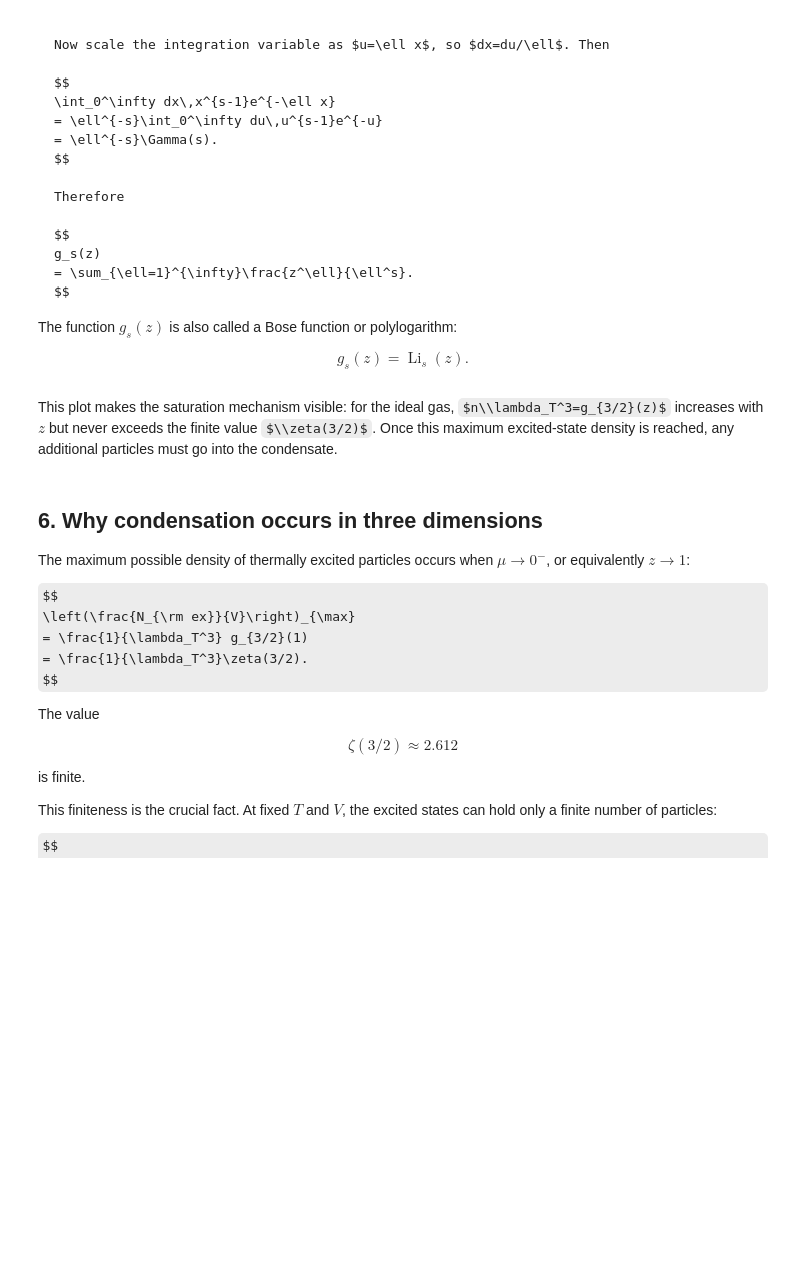
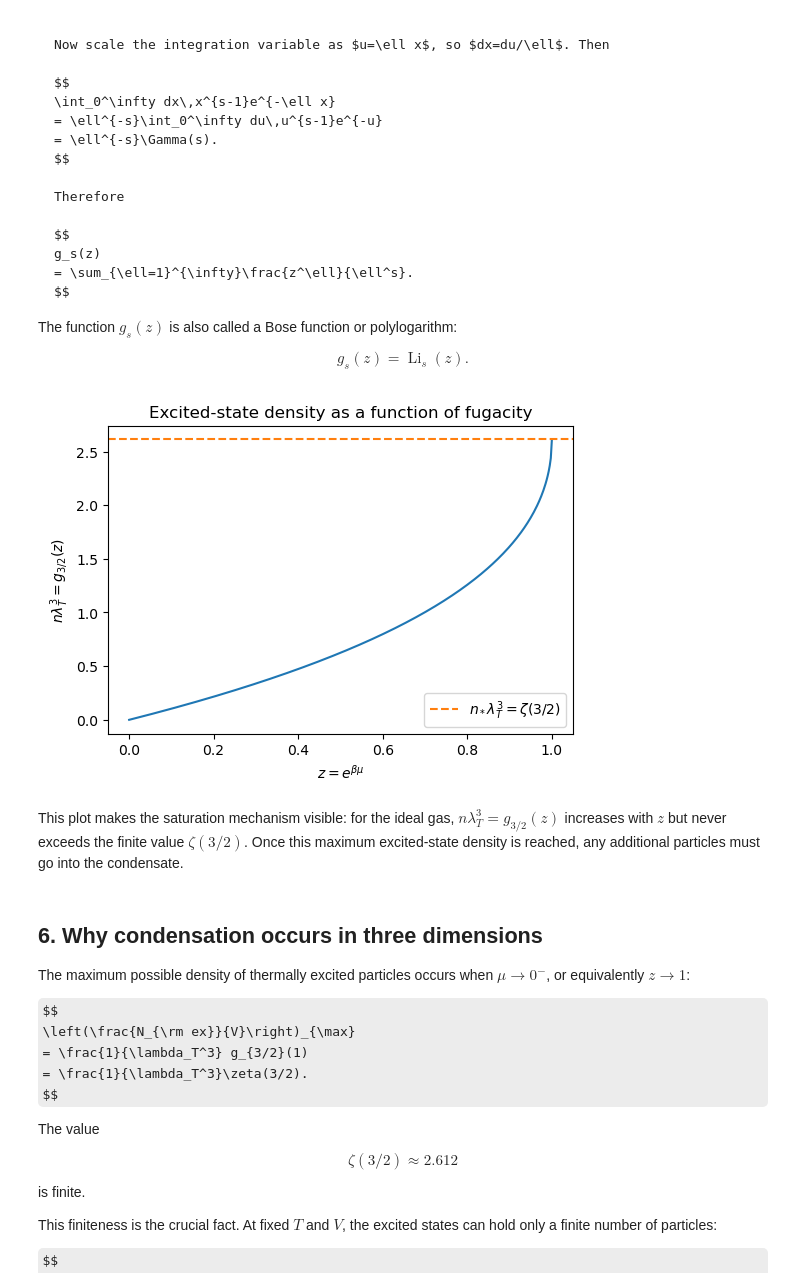
Before and after one commit to Hallatscheklab/StatPhys26, a Jupyter notebook: Boson-Fermions/BEC_lecture_notes.ipynb, the cells around one changed output. Saved outputs shown, nothing was run; the diff lists cells and outputs as text; code cells hidden in the pictures; some formulas as TeX source; blank space fills up the shorter version.

```diff
--- a/Boson-Fermions/BEC_lecture_notes.ipynb
+++ b/Boson-Fermions/BEC_lecture_notes.ipynb
@@ -206,23 +206,25 @@ $$
 # %%
 import numpy as np
 import matplotlib.pyplot as plt
 from scipy.special import zeta
 from mpmath import polylog
 
 zvals = np.linspace(1e-6, 1 - 1e-6, 400)
 nlam3 = np.array([float(polylog(1.5, z)) for z in zvals])
 nstar = float(zeta(1.5))
 
 plt.figure(figsize=(6,4))
 plt.plot(zvals, nlam3)
-plt.axhline(nstar, linestyle='--', color='C1', label=r'$n_*\\lambda_T^3=\\zeta(3/2)$')
-plt.xlabel(r'$z=e^{\\beta\\mu}$')
-plt.ylabel(r'$n\\lambda_T^3 = g_{3/2}(z)$')
+plt.axhline(nstar, linestyle='--', color='C1', label=r'$n_*\lambda_T^3=\zeta(3/2)$')
+plt.xlabel(r'$z=e^{\beta\mu}$')
+plt.ylabel(r'$n\lambda_T^3 = g_{3/2}(z)$')
 plt.title(r'Excited-state density as a function of fugacity')
 plt.legend()
 plt.show()
+# %% [output]
+[figure, added]
 # %% [markdown]
-This plot makes the saturation mechanism visible: for the ideal gas, $n\\lambda_T^3=g_{3/2}(z)$ increases with $z$ but never exceeds the finite value $\\zeta(3/2)$. Once this maximum excited-state density is reached, any additional particles must go into the condensate.
+This plot makes the saturation mechanism visible: for the ideal gas, $n\lambda_T^3=g_{3/2}(z)$ increases with $z$ but never exceeds the finite value $\zeta(3/2)$. Once this maximum excited-state density is reached, any additional particles must go into the condensate.
 # %% [markdown]
 ## 6. Why condensation occurs in three dimensions
 
```
Also changed, not shown: parts of 2 cells of this notebook.
